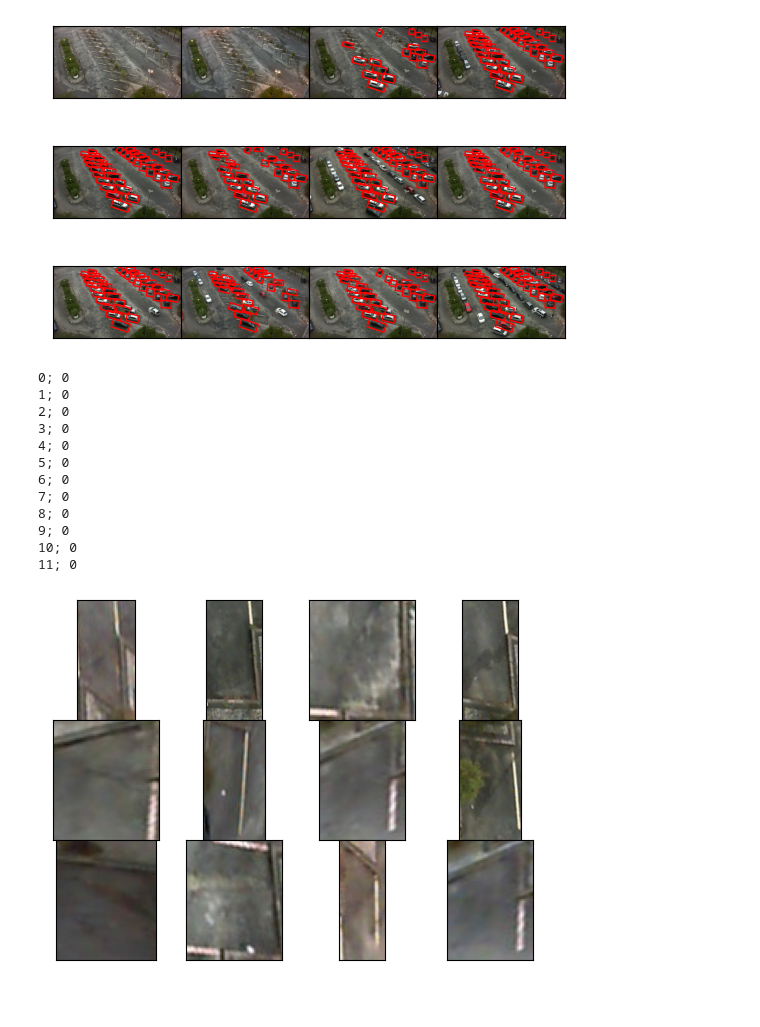
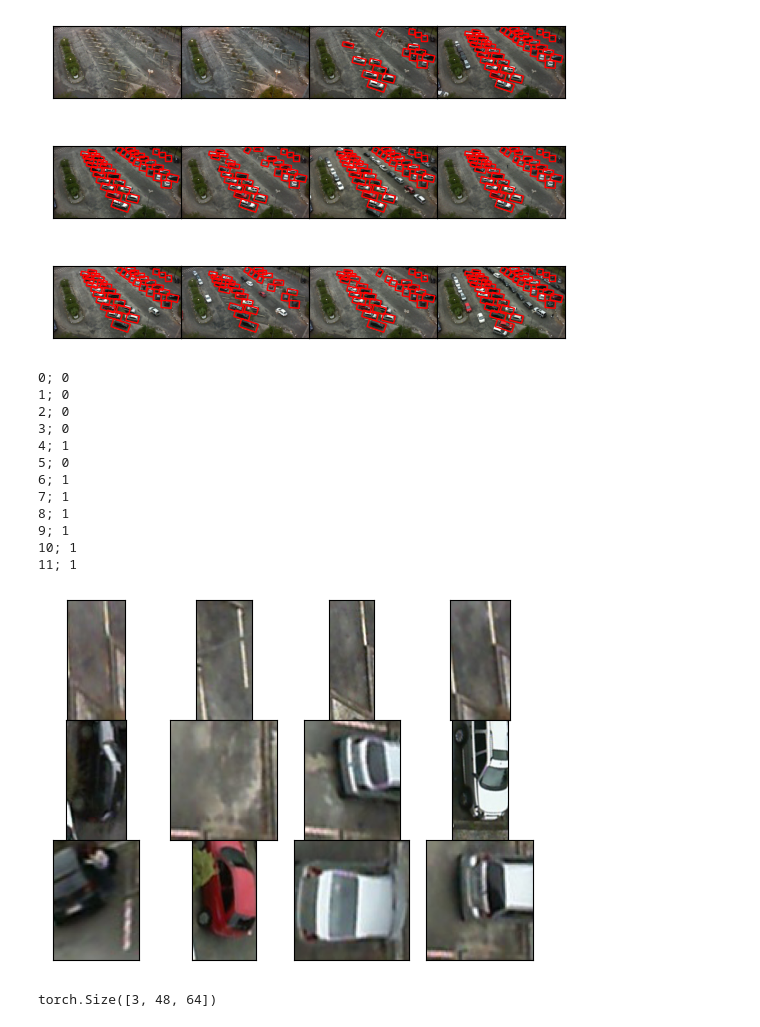
Before and after one commit to willocho/parking_data_cnn, a Jupyter notebook: Project_recreate.ipynb, the cells around one changed output. Drawn from its saved outputs; the diff is of its cells as text; code cells hidden in the pictures.

```diff
--- a/Project_recreate.ipynb
+++ b/Project_recreate.ipynb
@@ -129,20 +185,25 @@ class PKSegmentedDataset:
     def get_label(self, index):
         #For segmented image, label is 1 if the space is occupied, 0 if unoccupied
         label = 0
-        if "Occupied" in self.labels:
+        if "Occupied" in self.labels[index]:
             label = 1
         return label
 # %%
-batch_size=4
+batch_size=1
 
 whole_transform = T.Compose([T.Resize((720, 1280)), T.ToTensor()])
 segmented_transform = T.Compose([T.Resize((48, 64)), T.ToTensor()])
+# whole_transform = T.Compose([T.Resize((720, 1280))])
+# segmented_transform = T.Compose([T.Resize((48, 64))])
 
 pk_whole_dataset = PKWholeDataset('./PKLot/PkLot', whole_transform)
 pk_segmented_dataset = PKSegmentedDataset('./PKLot/PKLotSegmented', segmented_transform)
 
+pk_seg_test_dataset, pk_seg_train_dataset = random_split(pk_segmented_dataset, [0.3, 0.7])
+
 pk_whole_loader = torch.utils.data.DataLoader(pk_whole_dataset, batch_size=batch_size, pin_memory=True)
-pk_segmented_loader = torch.utils.data.DataLoader(pk_segmented_dataset, batch_size=batch_size, pin_memory=True)
+pk_segmented_test_loader = torch.utils.data.DataLoader(pk_seg_test_dataset, batch_size=batch_size, pin_memory=True)
+pk_segmented_train_loader = torch.utils.data.DataLoader(pk_seg_train_dataset, batch_size=batch_size, pin_memory=True)
 # %%
 nrow = 3
 ncol = 4
@@ -192,33 +253,35 @@ plt.show()
 # %%
 nrow = 3
 ncol = 4
 gs = gridspec.GridSpec(nrow, ncol,
                        wspace=0.0, hspace=0.0,
                        top=1.-0.5/(nrow+1), bottom=0.5/(nrow+1),
                        left=0.5/(ncol+1), right=1-0.5/(ncol+1))
 for i in range(0, nrow):
     for j in range(0, ncol):
         ax = plt.subplot(gs[i, j])
         plt.xticks([])
         plt.yticks([])
-        ax.imshow(pk_segmented_dataset.get_image((i * ncol + j) * 120))
-        occupied = pk_segmented_dataset.get_label((i*ncol + j) * 120)
+        ax.imshow(pk_segmented_dataset.get_image((i * ncol + j) * 500))
+        occupied = pk_segmented_dataset.get_label((i*ncol + j) * 500)
         print(f"{(i*ncol + j)}; {occupied}".format())
 plt.show()
+print(pk_seg_train_dataset[0][0].size())
 # %% [output]
 0; 0
 1; 0
 2; 0
 3; 0
-4; 0
+4; 1
 5; 0
-6; 0
-7; 0
-8; 0
-9; 0
-10; 0
-11; 0
+6; 1
+7; 1
+8; 1
+9; 1
+10; 1
+11; 1
-[figure, old version]
+[figure, new version]
+torch.Size([3, 48, 64])
 # %%
 # Define a convolution neural network
 class Network(nn.Module):
```
Also changed, not shown: parts of 4 cells of this notebook.
